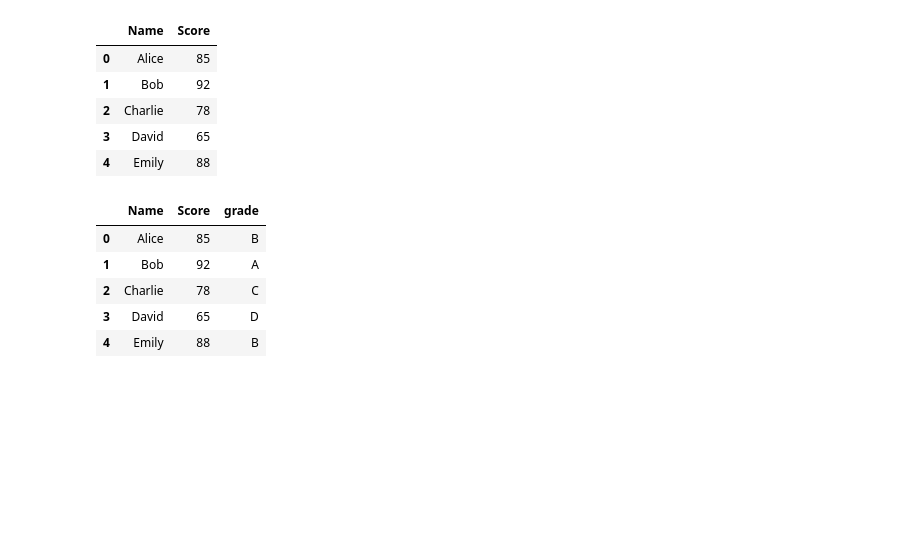
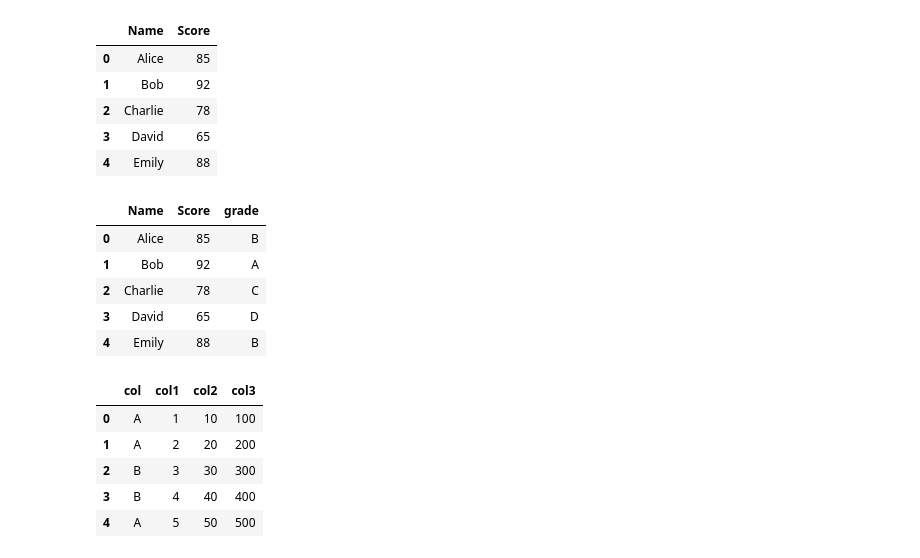
Before and after one commit to welcomeglory/Python, a Jupyter notebook: 07_24.ipynb, the cells around one changed output. Cells and saved outputs as stored; diff of their text form; code cells hidden in the pictures; blank space fills up the shorter version.

```diff
--- a/07_24.ipynb
+++ b/07_24.ipynb
@@ -135,3 +135,19 @@ df
 | 2 | Charlie | 78 | C |
 | 3 | David | 65 | D |
 | 4 | Emily | 88 | B |
+# %%
+data = {
+    'col': ['A', 'A', 'B', 'B', 'A'],
+    'col1': [1, 2, 3, 4, 5],
+    'col2': [10, 20, 30, 40, 50],
+    'col3': [100, 200, 300, 400, 500]
+}
+df = pd.DataFrame(data)
+df
+# %% [output]
+|  | col | col1 | col2 | col3 |
+| 0 | A | 1 | 10 | 100 |
+| 1 | A | 2 | 20 | 200 |
+| 2 | B | 3 | 30 | 300 |
+| 3 | B | 4 | 40 | 400 |
+| 4 | A | 5 | 50 | 500 |
```
Also changed, not shown: parts of 6 cells of this notebook.
